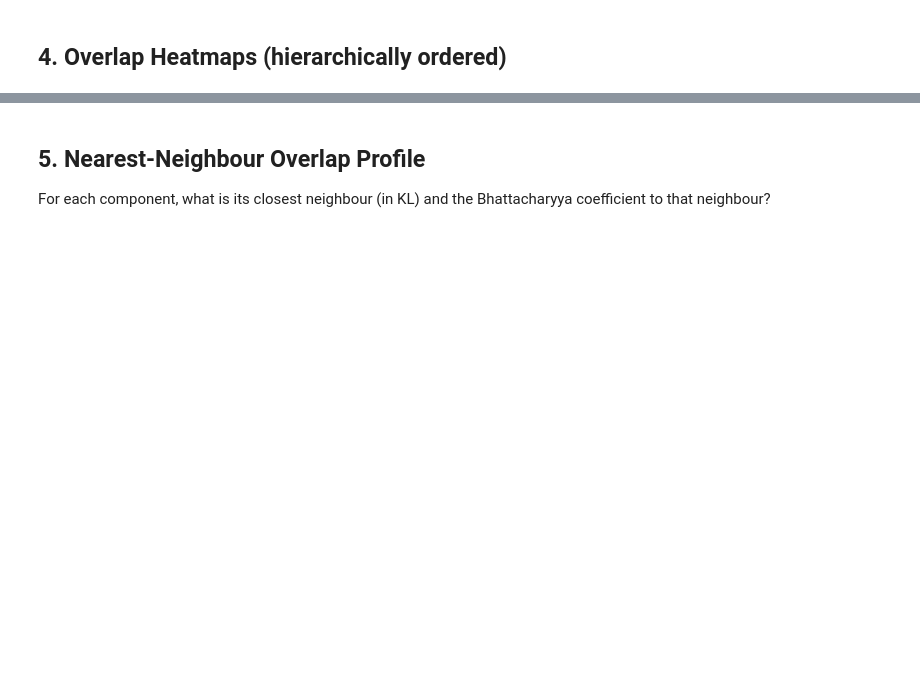
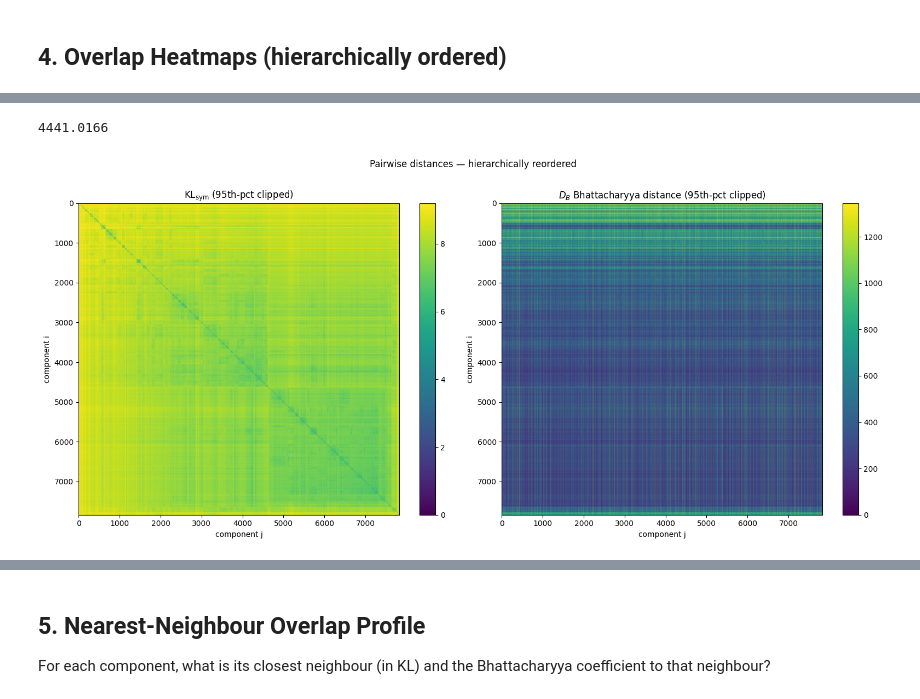
Before and after one commit to alexserra98/decomposing-activations-local-geometry, a Jupyter notebook: notebooks/visualize.ipynb, the cells around one changed output, grey strips where cells are left out. Saved outputs shown, nothing was run; the diff lists cells and outputs as text; code cells hidden in the pictures; blank space fills up the shorter version.

```diff
--- a/notebooks/visualize.ipynb
+++ b/notebooks/visualize.ipynb
@@ -24,7 +24,7 @@ rank  = dims_data["rank"]
 D     = dims_data["D"]
 thr   = dims_data["variance_threshold"]
 
-kl_sym  = ov_data["kl_sym"][mask]   # (K, K)
+kl_sym  = ov_data["kl_sym"][mask][:,mask]   # (K, K)
 db      = ov_data["db"][mask]
 db_mean = ov_data["db_mean"][mask]
 db_cov  = ov_data["db_cov"][mask]
@@ -240,30 +309,38 @@ Hierarchical ordering computed over 1000 components
+# %%
+mat = kl_sym[order][:, order].numpy()
+vmax = np.percentile(mat[mat > 0], 80)
+print(vmax)
+# %% [output]
+4441.0166
 # %%
 fig, axes = plt.subplots(1, 2, figsize=(16, 7))
 
 # KL_sym heatmap
 ax = axes[0]
-mat = kl_sym[order][:, order].numpy()
-vmax = np.percentile(mat[mat > 0], 95)
+mat = np.log1p(kl_sym[order][:, order].numpy())
+vmax = np.percentile(mat[mat > 0], 99)
 im = ax.imshow(mat, aspect="auto", cmap="viridis", vmin=0, vmax=vmax)
 ax.set_title(r"$\mathrm{KL}_{\mathrm{sym}}$ (95th-pct clipped)")
 ax.set_xlabel("component j")
 ax.set_ylabel("component i")
 plt.colorbar(im, ax=ax)
 
 # D_B heatmap
 ax = axes[1]
 mat = db[order][:, order].numpy()
-vmax = np.percentile(mat[mat > 0], 95)
+vmax = np.percentile(mat[mat > 0], 99)
 im = ax.imshow(mat, aspect="auto", cmap="viridis", vmin=0, vmax=vmax)
 ax.set_title(r"$D_B$ Bhattacharyya distance (95th-pct clipped)")
 ax.set_xlabel("component j")
 ax.set_ylabel("component i")
 plt.colorbar(im, ax=ax)
 
 plt.suptitle("Pairwise distances — hierarchically reordered", y=1.01)
 plt.tight_layout()
 plt.savefig(OUT / "overlap_heatmaps_dist.png", dpi=150, bbox_inches="tight")
 plt.show()
+# %% [output]
+[figure, added]
 # %%
 fig, axes = plt.subplots(1, 2, figsize=(16, 7))
 
```
Also changed, not shown: parts of 13 cells of this notebook, 7 other files.
